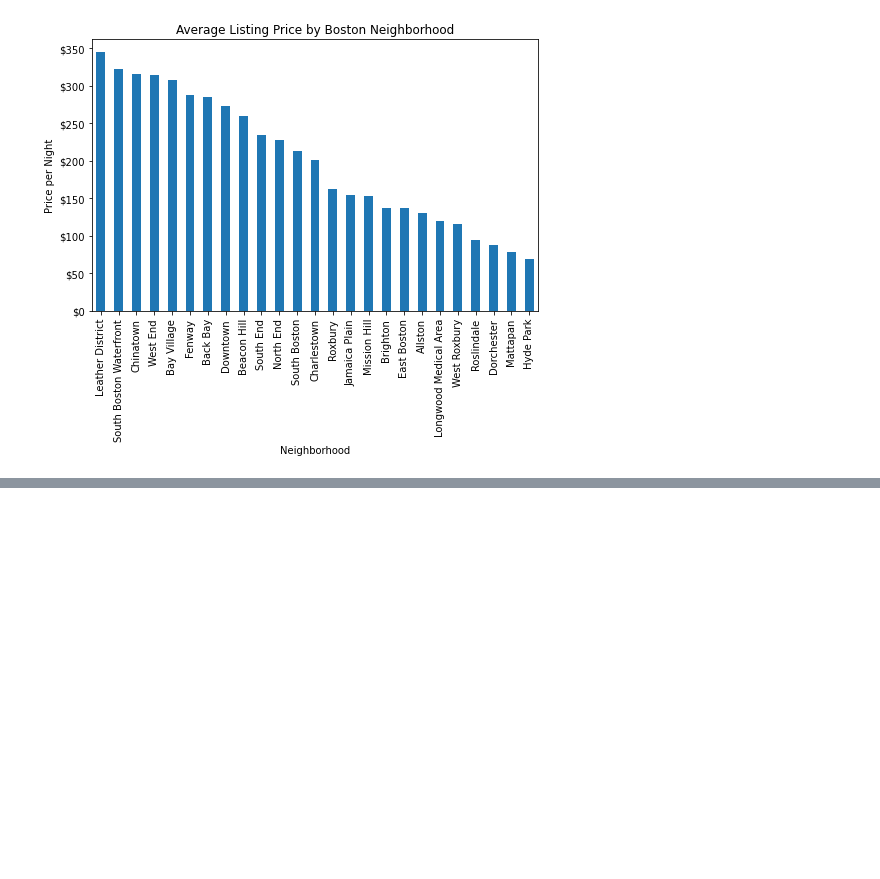
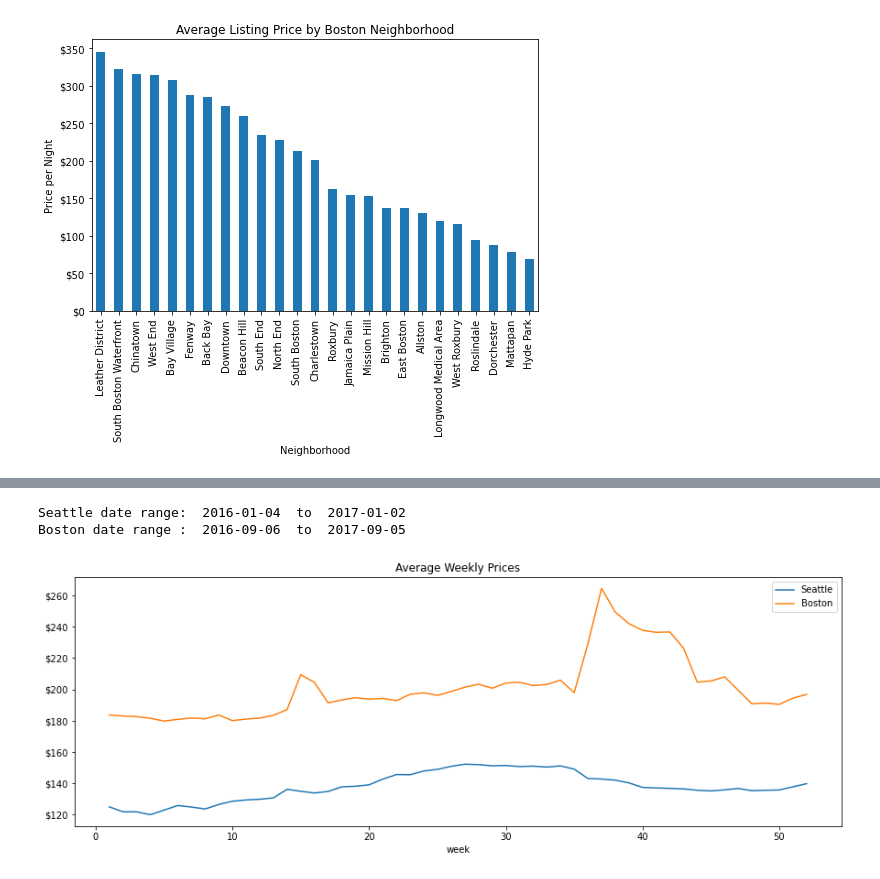
Before and after one commit to nikokydes/Udacity_DS_Proj1, a Jupyter notebook: Project1.ipynb, the cells around one changed output, grey strips where cells are left out. Cells and saved outputs as stored; diff of their text form; code cells hidden in the pictures; blank space fills up the shorter version.

```diff
--- a/Project1.ipynb
+++ b/Project1.ipynb
@@ -235,0 +241,30 @@ _ = plt.legend()
+# %%
+print('Seattle date range: ', sea_cal.date.min().strftime('%Y-%m-%d'), ' to ', sea_cal.date.max().strftime('%Y-%m-%d'))
+print('Boston date range : ', bos_cal.date.min().strftime('%Y-%m-%d'), ' to ', bos_cal.date.max().strftime('%Y-%m-%d'))
+# %% [output]
+Seattle date range:  2016-01-04  to  2017-01-02
+Boston date range :  2016-09-06  to  2017-09-05
+# %%
+sea_cal['week'] = sea_cal.date.dt.isocalendar().week
+bos_cal['week'] = bos_cal.date.dt.isocalendar().week
+# %%
+fig, ax = plt.subplots(1, 1, figsize=(15,5))
+
+_ = sea_cal \
+       .groupby('week') \
+       .price.mean() \
+       .plot(label='Seattle', ax=ax)
+
+_ = bos_cal \
+       .groupby('week') \
+       .price.mean() \
+       .plot(label='Boston', ax=ax)
+
+_ = plt.title('Average Weekly Prices')
+_ = plt.legend()
+
+fmt = '${x:,.0f}'
+tick = mtick.StrMethodFormatter(fmt)
+ax.yaxis.set_major_formatter(tick)
+# %% [output]
+[figure, added]
```
Also changed, not shown: parts of 1 cell of this notebook.
